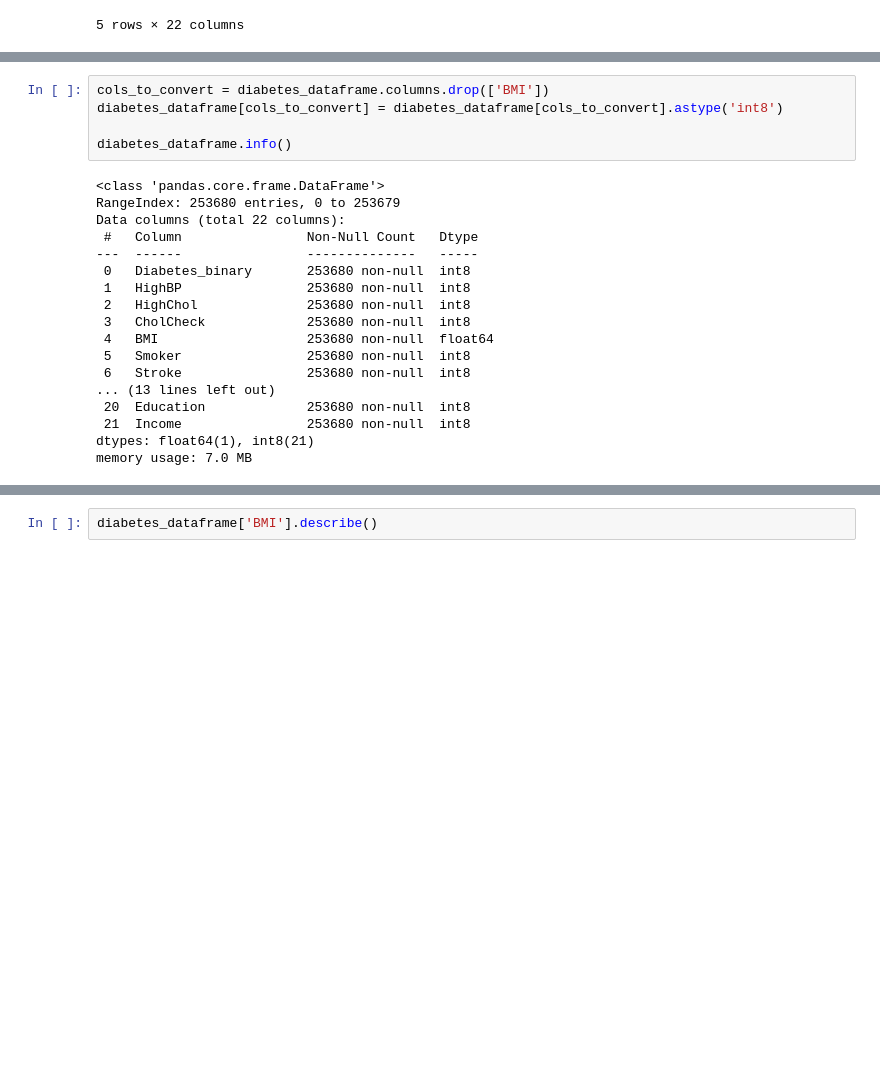
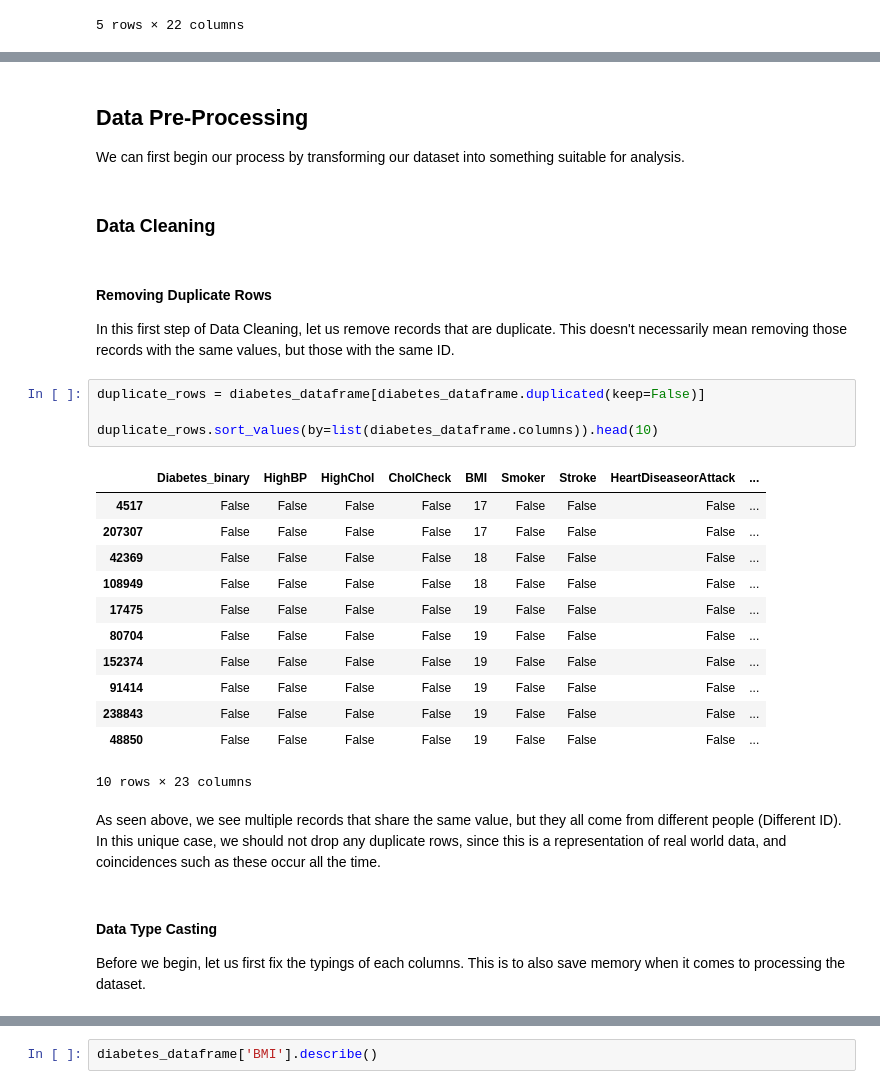
Before and after one commit to Lanzero225/Diabetes-Analysis, a Jupyter notebook: diabetes_notebook.ipynb, the cells around one changed output, grey strips where cells are left out. Cells and saved outputs as stored; diff of their text form; blank space fills up the shorter version.

```diff
--- a/diabetes_notebook.ipynb
+++ b/diabetes_notebook.ipynb
@@ -53,23 +119,33 @@ memory usage: 40.3 MB
-# %%
-cols_to_convert = diabetes_dataframe.columns.drop(['BMI'])
-diabetes_dataframe[cols_to_convert] = diabetes_dataframe[cols_to_convert].astype('int8')
-
-diabetes_dataframe.info()
-# %% [output]
-<class 'pandas.core.frame.DataFrame'>
-RangeIndex: 253680 entries, 0 to 253679
-Data columns (total 22 columns):
- #   Column                Non-Null Count   Dtype
----  ------                --------------   -----
- 0   Diabetes_binary       253680 non-null  int8
- 1   HighBP                253680 non-null  int8
- 2   HighChol              253680 non-null  int8
- 3   CholCheck             253680 non-null  int8
- 4   BMI                   253680 non-null  float64
- 5   Smoker                253680 non-null  int8
- 6   Stroke                253680 non-null  int8
-... (13 lines left out)
- 20  Education             253680 non-null  int8
- 21  Income                253680 non-null  int8
-dtypes: float64(1), int8(21)
-memory usage: 7.0 MB
+# %% [markdown]
+## Data Pre-Processing
+
+We can first begin our process by transforming our dataset into something suitable for analysis.
+# %% [markdown]
+### Data Cleaning
+# %% [markdown]
+#### Removing Duplicate Rows
+
+In this first step of Data Cleaning, let us remove records that are duplicate. This doesn't necessarily mean removing those records with the same values, but those with the same ID.
+# %%
+duplicate_rows = diabetes_dataframe[diabetes_dataframe.duplicated(keep=False)]
+
+duplicate_rows.sort_values(by=list(diabetes_dataframe.columns)).head(10)
+# %% [output]
+|  | Diabetes_binary | HighBP | HighChol | CholCheck | BMI | Smoker | Stroke | HeartDiseaseorAttack | ... |
+| 4517 | False | False | False | False | 17 | False | False | False | ... |
+| 207307 | False | False | False | False | 17 | False | False | False | ... |
+| 42369 | False | False | False | False | 18 | False | False | False | ... |
+| 108949 | False | False | False | False | 18 | False | False | False | ... |
+| 17475 | False | False | False | False | 19 | False | False | False | ... |
+| 80704 | False | False | False | False | 19 | False | False | False | ... |
+| 152374 | False | False | False | False | 19 | False | False | False | ... |
+| 91414 | False | False | False | False | 19 | False | False | False | ... |
+| 238843 | False | False | False | False | 19 | False | False | False | ... |
+| 48850 | False | False | False | False | 19 | False | False | False | ... |
+10 rows × 23 columns
+# %% [markdown]
+As seen above, we see multiple records that share the same value, but they all come from different people (Different ID). In this unique case, we should not drop any duplicate rows, since this is a representation of real world data, and coincidences such as these occur all the time.
+# %% [markdown]
+#### Data Type Casting
+
+Before we begin, let us first fix the typings of each columns. This is to also save memory when it comes to processing the dataset.
```
Also changed, not shown: parts of 27 cells of this notebook.
